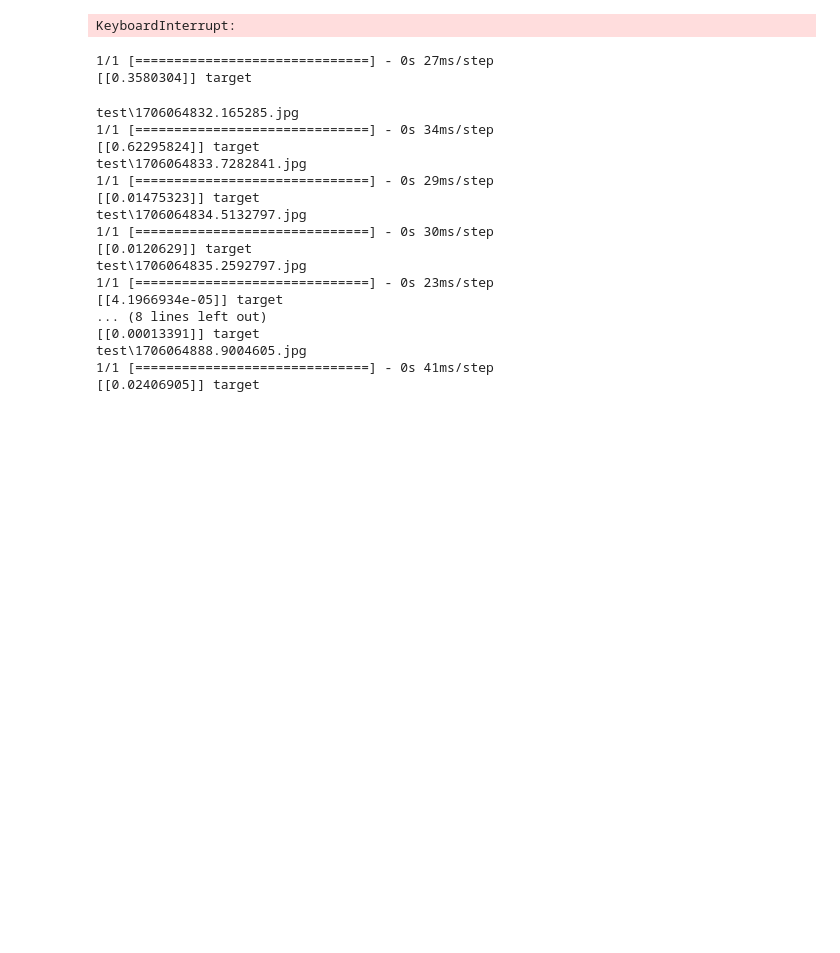
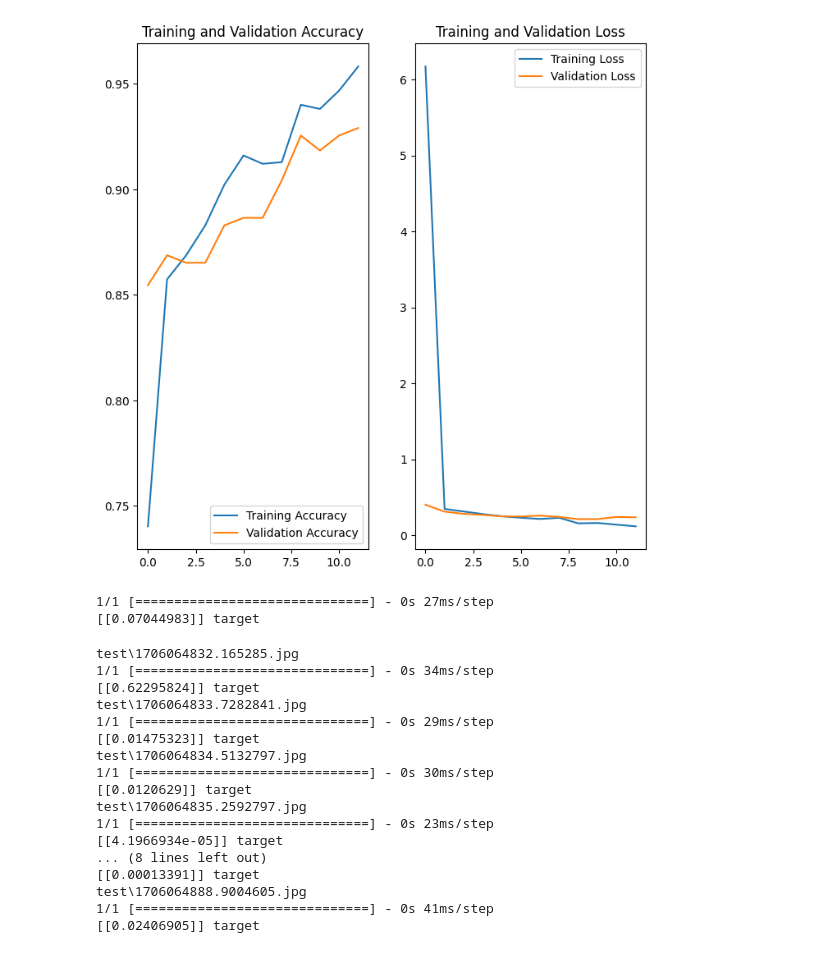
Before and after one commit to vincent0955/ml-triggerbot-ow2, a Jupyter notebook: train.ipynb, the cells around one changed output. Cells and saved outputs as stored; diff of their text form; code cells hidden in the pictures; blank space fills up the shorter version.

```diff
--- a/train.ipynb
+++ b/train.ipynb
@@ -80,7 +80,7 @@ early_stopping = tf.keras.callbacks.EarlyStopping(
   restore_best_weights=True,
 )
 
-epochs = 15
+epochs = 12
 history = model.fit(
   train_ds,
   validation_data=val_ds,
@@ -130,3 +130,3 @@ Epoch 20/200
-KeyboardInterrupt:
+[figure, added]
 # %%
 # save model
@@ -134,5 +134,5 @@ model.save('./models/OW2cNoVal.keras')
 # %%
-img = tf.keras.utils.load_img('./OW2/not/1.jpg', target_size=(img_height, img_width))
+img = tf.keras.utils.load_img('./OW2dataset/not/2.png', target_size=(img_height, img_width))
 
 img_array = tf.keras.utils.img_to_array(img)
 img_array = tf.expand_dims(img_array, 0)
@@ -143,7 +143,7 @@ predictions = model.predict(img_array)
 print(predictions, class_names[1])
 # %% [output]
 1/1 [==============================] - 0s 27ms/step
-[[0.3580304]] target
+[[0.07044983]] target
 # %%
 # predict pictures in test
 dir = pathlib.Path('./test/')
```
Also changed, not shown: parts of 2 cells of this notebook, 2 other files.
